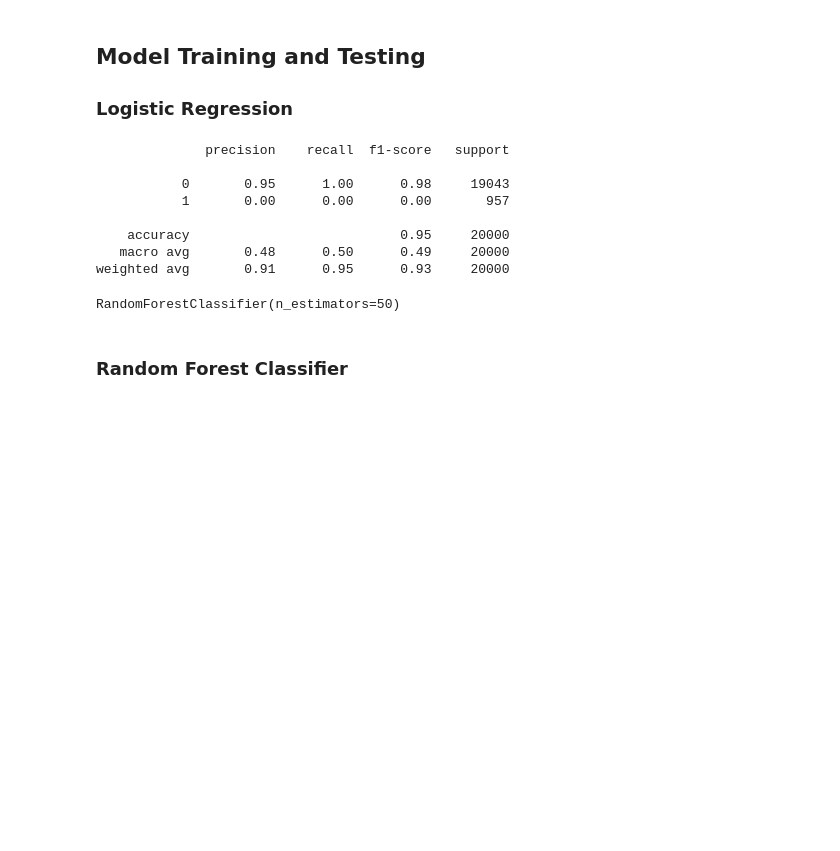
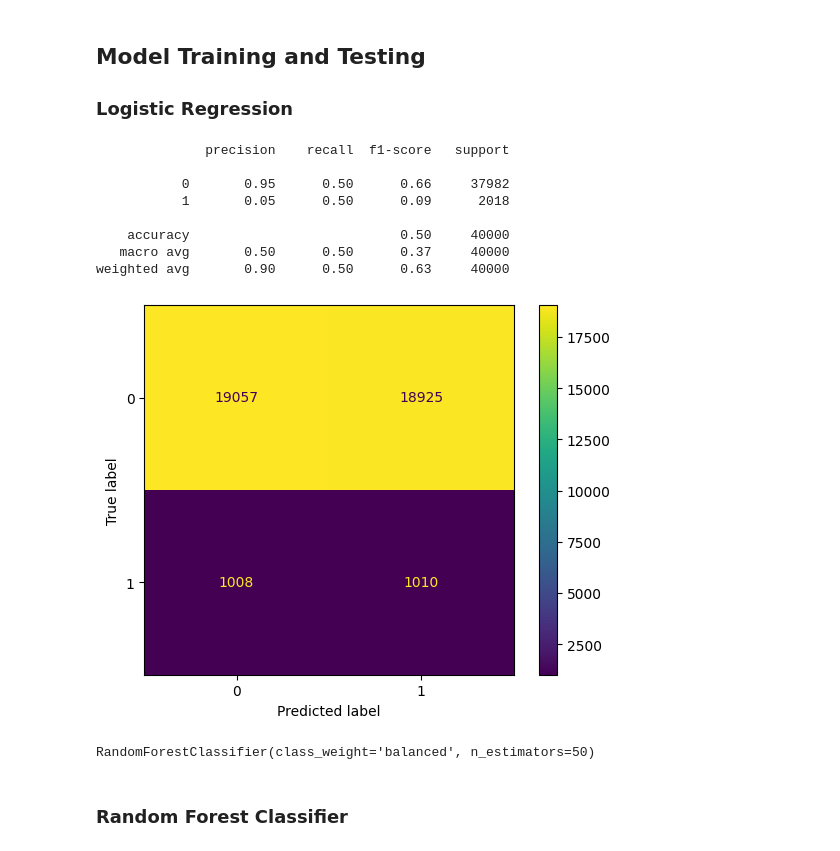
Before and after one commit to TheGitSlender/Bank-Fraud-Detection-Project, a Jupyter notebook: bank_fraud.ipynb, the cells around one changed output. Saved outputs shown, nothing was run; the diff lists cells and outputs as text; code cells hidden in the pictures; blank space fills up the shorter version.

```diff
--- a/bank_fraud.ipynb
+++ b/bank_fraud.ipynb
@@ -278,4 +278,4 @@ memory usage: 25.9 MB
 X = df.drop(columns=['Is_Fraud'])
 Y = df["Is_Fraud"]
 
-x_train, x_test, y_train, y_test = train_test_split(X,Y, test_size=0.1, stratify=Y)
+x_train, x_test, y_train, y_test = train_test_split(X,Y, test_size=0.2, stratify=Y)
@@ -308,6 +289,6 @@ from sklearn.metrics import classification_report
 # %% [markdown]
 ## Model Loading
 # %%
-log_model = LogisticRegression(class_weight='balanced')
-log_model.fit(x_train_scaled, y_train)
+log_model = LogisticRegression(class_weight='balanced', max_iter=100)
+log_model.fit(x_train, y_train)
 # %% [output]
@@ -318,22 +307,26 @@ LogisticRegression(class_weight='balanced')
 ### Logistic Regression
 # %%
 y_pred = log_model.predict(x_test)
-print(classification_report(y_test,y_pred))
+print(classification_report(y_true=y_test, y_pred=y_pred))
+cm = confusion_matrix(y_test, y_pred, labels=log_model.classes_)
+ConfusionMatrixDisplay(confusion_matrix = cm, display_labels=log_model.classes_).plot()
+plt.show()
 # %% [output]
               precision    recall  f1-score   support
 
-           0       0.95      1.00      0.98     19043
-           1       0.00      0.00      0.00       957
+           0       0.95      0.50      0.66     37982
+           1       0.05      0.50      0.09      2018
 
-    accuracy                           0.95     20000
-   macro avg       0.48      0.50      0.49     20000
-weighted avg       0.91      0.95      0.93     20000
+    accuracy                           0.50     40000
+   macro avg       0.50      0.50      0.37     40000
+weighted avg       0.90      0.50      0.63     40000
+[figure, added]
 # %%
-rf_model = RandomForestClassifier(n_estimators=50)
+rf_model = RandomForestClassifier(n_estimators=50, class_weight='balanced')
 
-rf_model.fit(x_train_scaled, y_train)
+rf_model.fit(x_train, y_train)
 # %% [output]
-RandomForestClassifier(n_estimators=50)
+RandomForestClassifier(class_weight='balanced', n_estimators=50)
 # %% [markdown]
 ### Random Forest Classifier
 # %%
```
Also changed, not shown: parts of 11 cells of this notebook.
